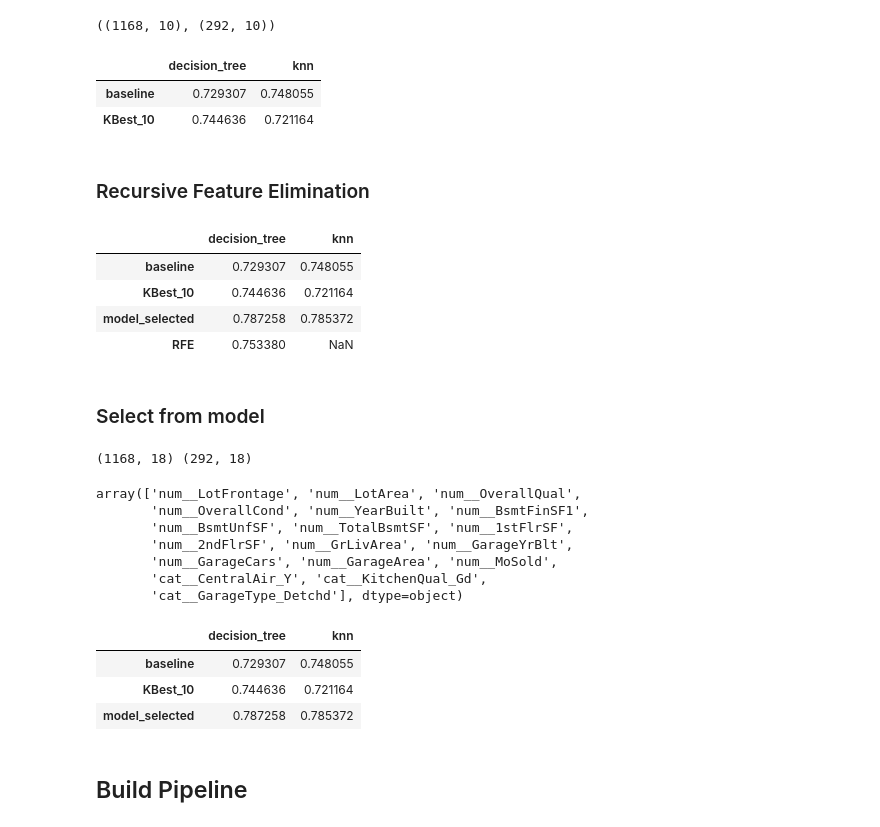
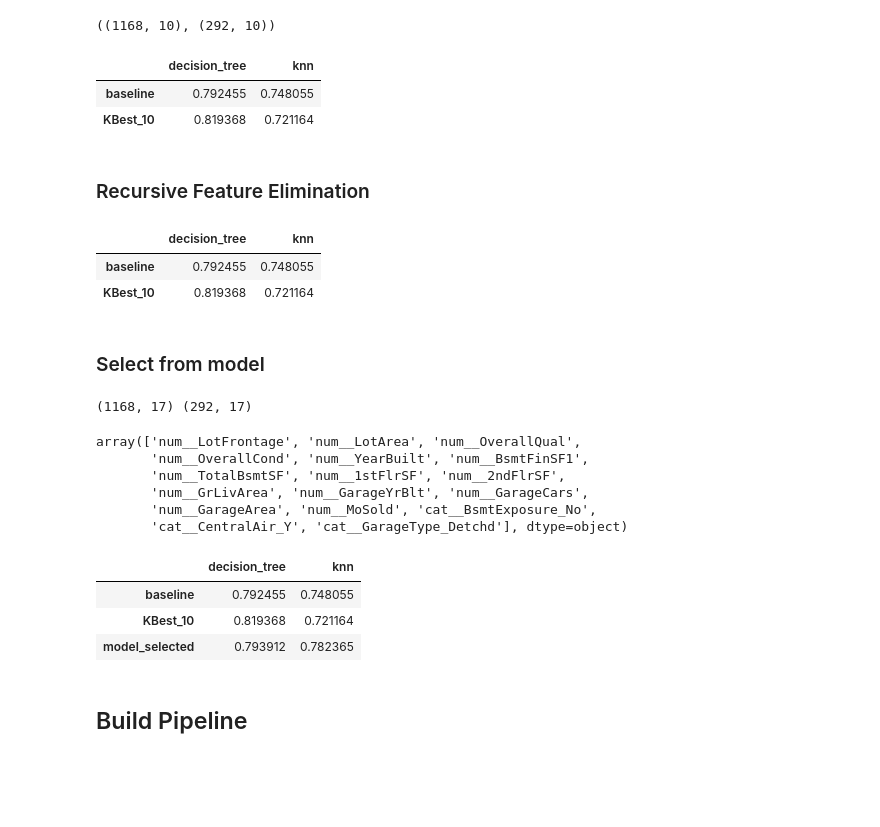
Before and after one commit to silandkyan/superml_housing, a Jupyter notebook: i7_feature_selection.ipynb, the cells around one changed output. Cells and saved outputs as stored; diff of their text form; code cells hidden in the pictures; blank space fills up the shorter version.

```diff
--- a/i7_feature_selection.ipynb
+++ b/i7_feature_selection.ipynb
@@ -88,7 +88,8 @@ preprocessor = ColumnTransformer(
         ('num', numeric_pipe, X_num_columns),
         ('cat', categoric_pipe, X_cat_columns)
     ],
-    remainder='passthrough').set_output(transform='pandas')
+    #remainder='passthrough'
+).set_output(transform='pandas')
 # %%
 preprocessor
 # %% [output]
@@ -219,24 +220,22 @@ performances.loc["KBest_10", "knn"] = r2_score(y_test, k10_knn_pred)
 performances
 # %% [output]
 |  | decision_tree | knn |
-| baseline | 0.729307 | 0.748055 |
-| KBest_10 | 0.744636 | 0.721164 |
+| baseline | 0.792455 | 0.748055 |
+| KBest_10 | 0.819368 | 0.721164 |
 # %% [markdown]
 ### Recursive Feature Elimination
 # %%
-rfe_tree = RFECV(DecisionTreeRegressor())
-rfe_tree.fit(X_train_transformed, y_train)
-rfe_tree_pred = rfe_tree.predict(X_test_transformed)
+#rfe_tree = RFECV(DecisionTreeRegressor())
+#rfe_tree.fit(X_train_transformed, y_train)
+#rfe_tree_pred = rfe_tree.predict(X_test_transformed)
 
-performances.loc["RFE", "decision_tree"] = r2_score(y_test, rfe_tree_pred)
+#performances.loc["RFE", "decision_tree"] = r2_score(y_test, rfe_tree_pred)
 
 performances
 # %% [output]
 |  | decision_tree | knn |
-| baseline | 0.729307 | 0.748055 |
-| KBest_10 | 0.744636 | 0.721164 |
-| model_selected | 0.787258 | 0.785372 |
-| RFE | 0.753380 | NaN |
+| baseline | 0.792455 | 0.748055 |
+| KBest_10 | 0.819368 | 0.721164 |
 # %%
 #rfe_tree.get_feature_names_out()
 # %% [markdown]
@@ -256,14 +255,13 @@ print(X_train_selected_model_tree.shape, X_test_selected_model_tree.shape)
 
 select_model_tree.get_feature_names_out()
 # %% [output]
-(1168, 18) (292, 18)
+(1168, 17) (292, 17)
 array(['num__LotFrontage', 'num__LotArea', 'num__OverallQual',
        'num__OverallCond', 'num__YearBuilt', 'num__BsmtFinSF1',
-       'num__BsmtUnfSF', 'num__TotalBsmtSF', 'num__1stFlrSF',
-       'num__2ndFlrSF', 'num__GrLivArea', 'num__GarageYrBlt',
-       'num__GarageCars', 'num__GarageArea', 'num__MoSold',
-       'cat__CentralAir_Y', 'cat__KitchenQual_Gd',
-       'cat__GarageType_Detchd'], dtype=object)
+       'num__TotalBsmtSF', 'num__1stFlrSF', 'num__2ndFlrSF',
+       'num__GrLivArea', 'num__GarageYrBlt', 'num__GarageCars',
+       'num__GarageArea', 'num__MoSold', 'cat__BsmtExposure_No',
+       'cat__CentralAir_Y', 'cat__GarageType_Detchd'], dtype=object)
 # %%
 # Decision tree.
 select_model_tree = DecisionTreeRegressor()
@@ -281,9 +279,9 @@ performances.loc["model_selected", "knn"] = r2_score(y_test, select_model_knn_pr
 performances
 # %% [output]
 |  | decision_tree | knn |
-| baseline | 0.729307 | 0.748055 |
-| KBest_10 | 0.744636 | 0.721164 |
-| model_selected | 0.787258 | 0.785372 |
+| baseline | 0.792455 | 0.748055 |
+| KBest_10 | 0.819368 | 0.721164 |
+| model_selected | 0.793912 | 0.782365 |
 # %% [markdown]
 ## Build Pipeline
 # %%
```
Also changed, not shown: parts of 6 cells of this notebook, 1 other file.
